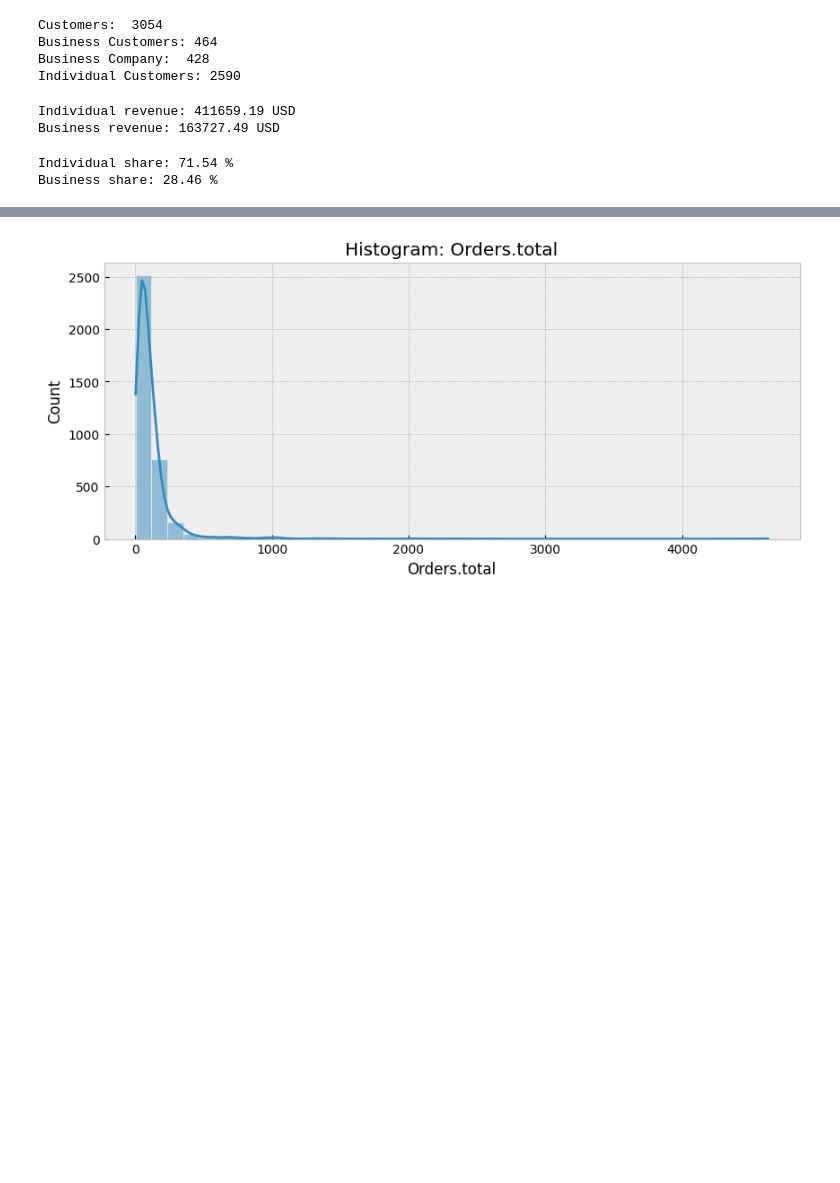
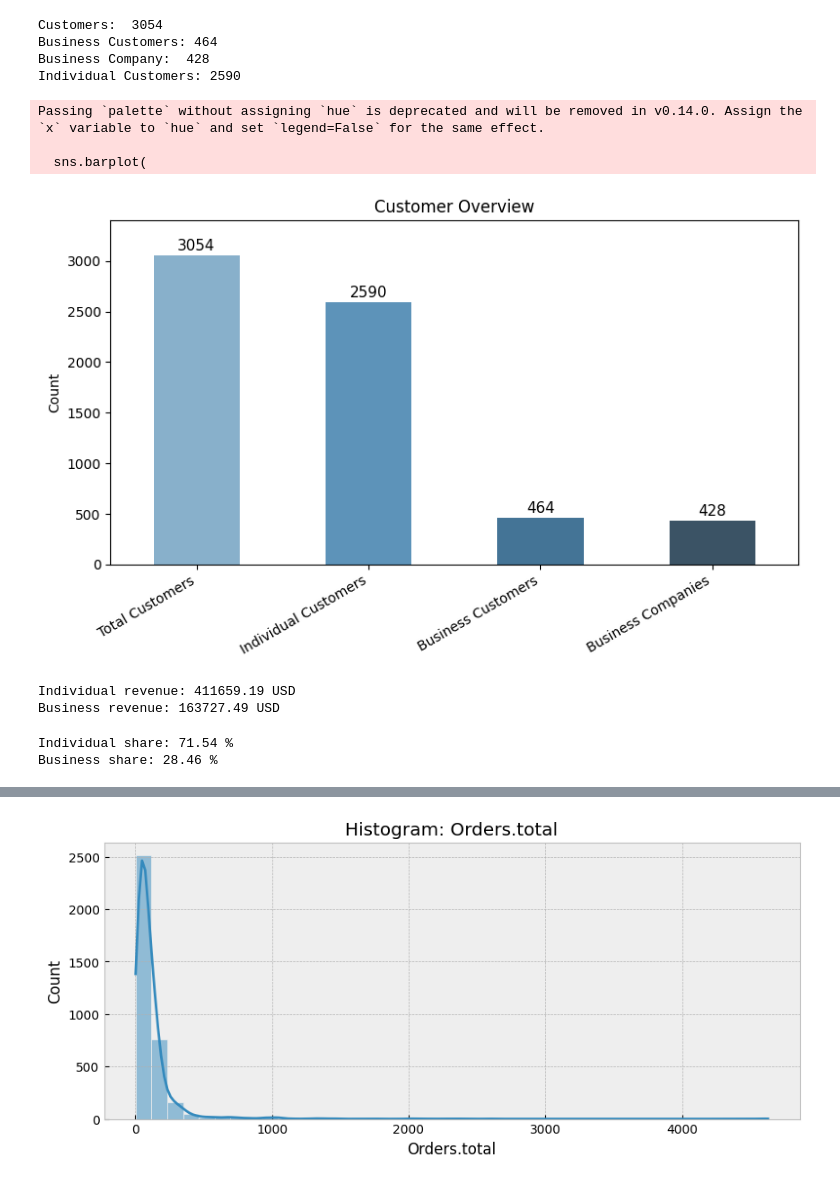
Before and after one commit to data-mosaic/Anna-Project, a Jupyter notebook: notebooks/03_modeling.ipynb, the cells around one changed output, grey strips where cells are left out. Drawn from its saved outputs; the diff is of its cells as text; code cells hidden in the pictures; blank space fills up the shorter version.

```diff
--- a/notebooks/03_modeling.ipynb
+++ b/notebooks/03_modeling.ipynb
@@ -348 +335,46 @@ df['is_business'] = df['Customers.company'] != "Individual"
+# %%
+metrics = {
+    "Total Customers": df_customers['Customers.id'].nunique(),
+    "Business Customers": (df_customers['Customers.company'] != "Individual").sum(),
+    "Business Companies": df_customers['Customers.company'].nunique() - 1,
+    "Individual Customers": (df_customers['Customers.company'] == "Individual").sum()
+}
+
+df_metrics = pd.DataFrame(list(metrics.items()), columns=["Category", "Count"])
+
+# Desired order
+order = [
+    "Total Customers",
+    "Individual Customers",
+    "Business Customers",
+    "Business Companies"
+]
+
+plt.figure(figsize=(8, 5))
+sns.barplot(
+    data=df_metrics,
+    x="Category",
+    y="Count",
+    width=0.5,
+    palette="Blues_d",
+    order=order
+)
+
+# Add labels
+for index, row in df_metrics.set_index("Category").loc[order].iterrows():
+    plt.text(order.index(index), row["Count"] + 50, str(row["Count"]),
+             ha='center', fontsize=11)
+
+plt.ylim(0, 3400)
+plt.title("Customer Overview")
+plt.ylabel("Count")
+plt.xlabel("")
+plt.xticks(rotation=30, ha="right")
+plt.tight_layout()
+plt.show()
+# %% [output]
+Passing `palette` without assigning `hue` is deprecated and will be removed in v0.14.0. Assign the `x` variable to `hue` and set `legend=False` for the same effect.
+
+  sns.barplot(
+[figure, added]
 # %%
@@ -354,11 +391,11 @@ print("Business revenue:", business_revenue, "USD")
 # %% [output]
 Individual revenue: 411659.19 USD
 Business revenue: 163727.49 USD
-# %%
-total_revenue = df['Orders.total'].sum()
-
-print("Individual share:", round((individual_revenue / total_revenue * 100),2), "%")
-print("Business share:", round((business_revenue / total_revenue * 100),2), "%")
-# %% [output]
-Individual share: 71.54 %
-Business share: 28.46 %
+# %%
+total_revenue = df['Orders.total'].sum()
+
+print("Individual share:", round((individual_revenue / total_revenue * 100),2), "%")
+print("Business share:", round((business_revenue / total_revenue * 100),2), "%")
+# %% [output]
+Individual share: 71.54 %
+Business share: 28.46 %
```
Also changed, not shown: parts of 39 cells of this notebook, 3 other files.
